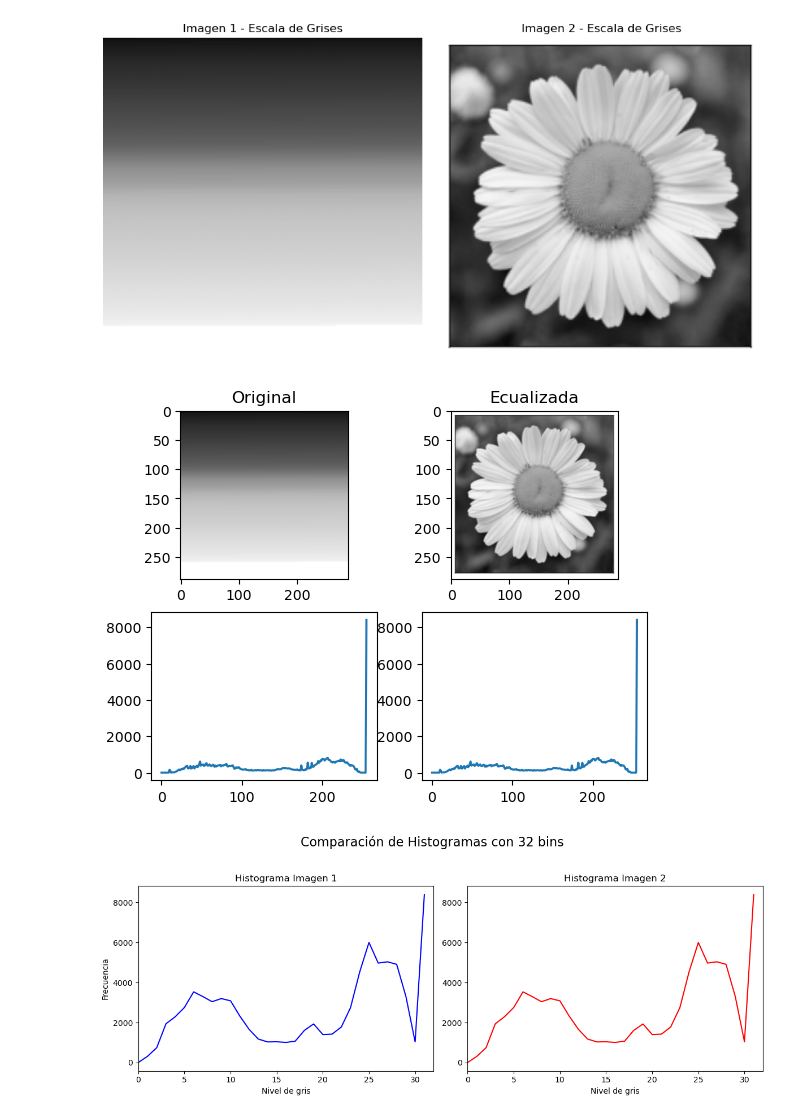
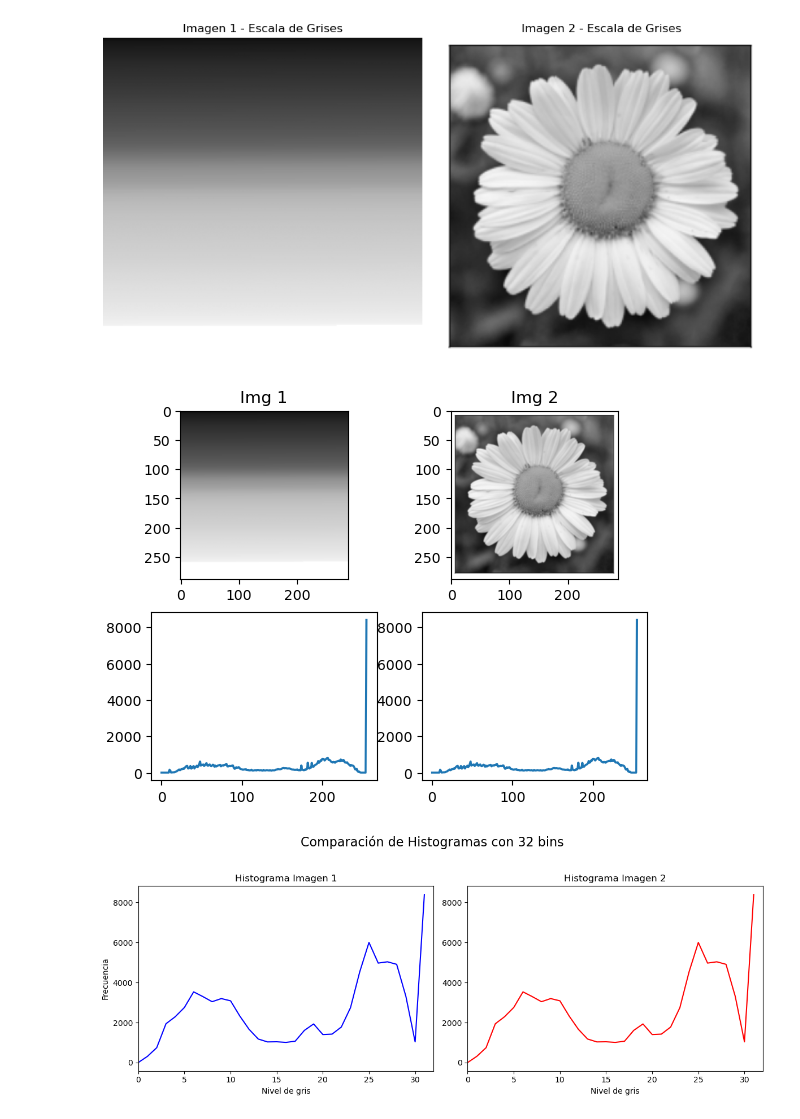
Before and after one commit to Neo820712/vision_computadora_I_ErlinRey, a Jupyter notebook: Material_TPs/TP1/TP1.ipynb, the cells around one changed output. Cells and saved outputs as stored; diff of their text form; code cells hidden in the pictures.

```diff
--- a/Material_TPs/TP1/TP1.ipynb
+++ b/Material_TPs/TP1/TP1.ipynb
@@ -71,28 +71,28 @@ except FileNotFoundError as e:
 # %%
 # Nueva figura
 fig = plt.figure()
 
 # Imagen original
 ax1=plt.subplot(221)
 ax1.imshow(img1_gray, cmap='gray', vmin=0, vmax=255)
-ax1.set_title('Original')
+ax1.set_title('Img 1')
 
 hist1,bins1 = np.histogram(img1_gray.ravel(),256,[0,256])
 ax3=plt.subplot(223)
 ax3.plot(hist1)
 
 # Imagen ecualizada
 ax2=plt.subplot(222)
 ax2.imshow(img2_gray, cmap='gray', vmin=0, vmax=255)
-ax2.set_title('Ecualizada')
+ax2.set_title('Img 2')
 
 hist2,bins2 = np.histogram(img2_gray.ravel(),256,[0,256])
 ax4=plt.subplot(224)
 ax4.plot(hist2)
 
 plt.show()
 # %% [output]
-[figure, old version]
+[figure, new version]
 # %%
 bin_options = [32, 64]
 
```
